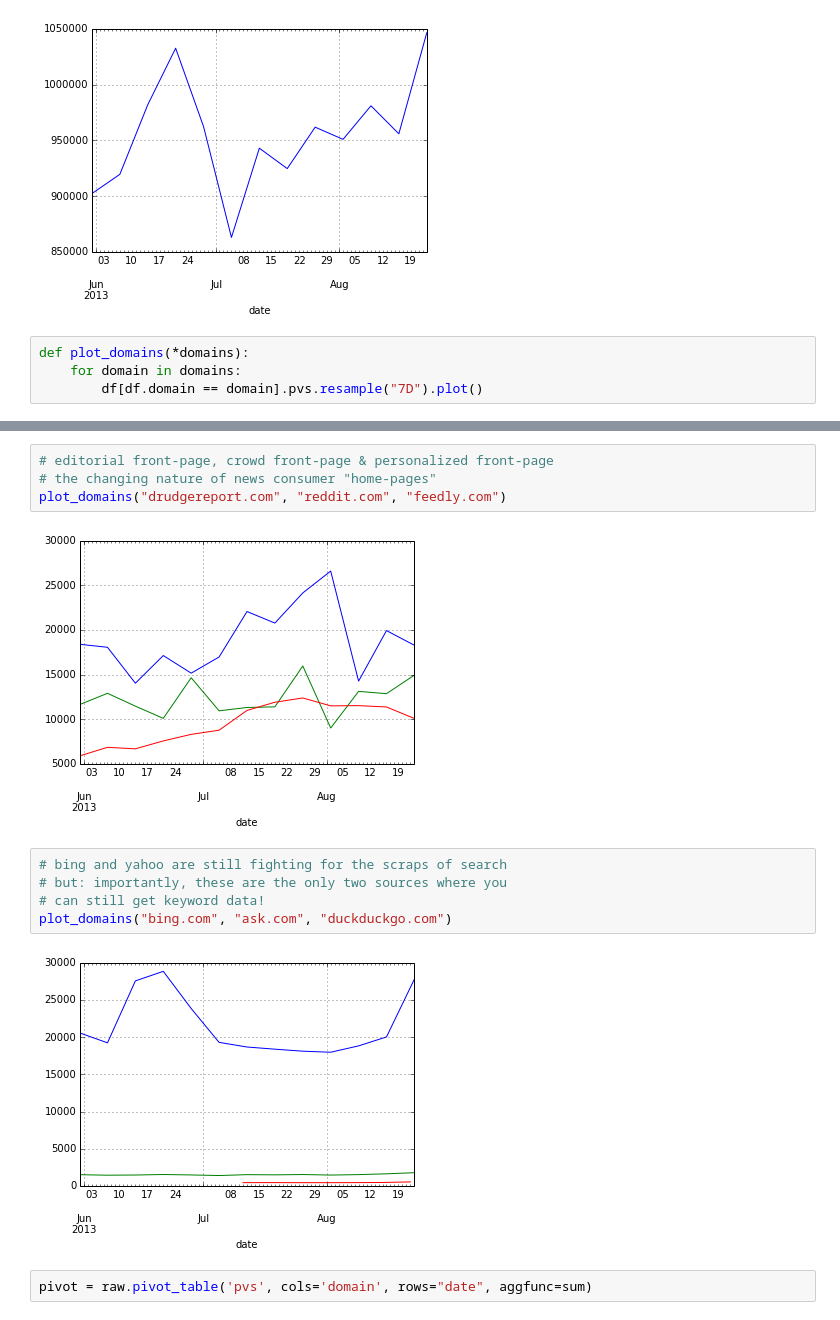
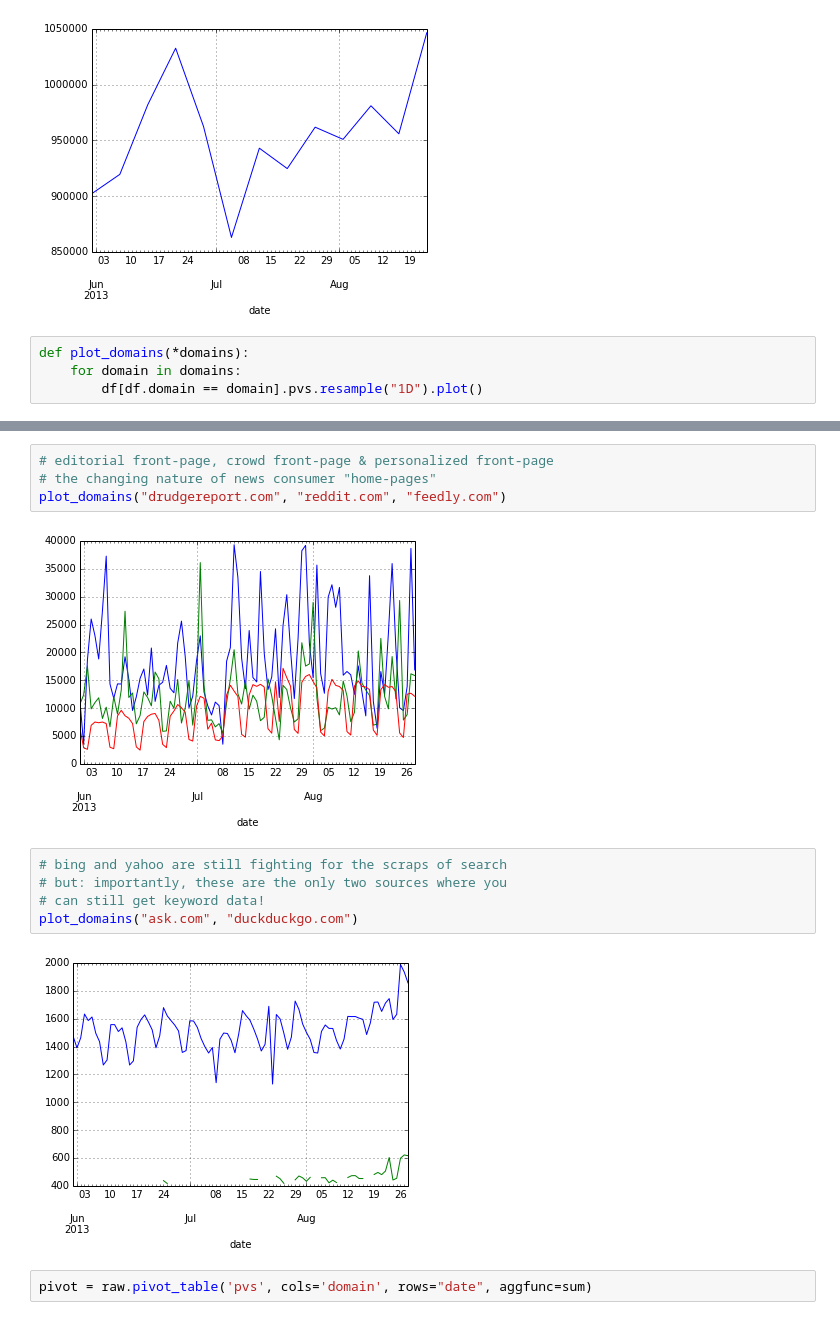
Before and after one commit to amontalenti/dataviz-elements, a Jupyter notebook: pyrepl/authority report time series.ipynb, the cells around one changed output, grey strips where cells are left out. Drawn from its saved outputs; the diff is of its cells as text.

```diff
--- a/pyrepl/authority-aug2013.ipynb
+++ b/pyrepl/authority report time series.ipynb
@@ -71,7 +54,7 @@ df[df.domain == "__alldomains__"].pvs.resample("7D").plot()
 # %%
 def plot_domains(*domains):
     for domain in domains:
-        df[df.domain == domain].pvs.resample("7D").plot()
+        df[df.domain == domain].pvs.resample("1D").plot()
 # %%
 # in last 30 months, facebook is growing as
 # a source to news sites;
@@ -90,14 +73,14 @@ plot_domains("google.com", "facebook.com")
 # the changing nature of news consumer "home-pages"
 plot_domains("drudgereport.com", "reddit.com", "feedly.com")
 # %% [output]
-[figure, old version]
+[figure, new version]
 # %%
 # bing and yahoo are still fighting for the scraps of search
 # but: importantly, these are the only two sources where you
 # can still get keyword data!
-plot_domains("bing.com", "ask.com", "duckduckgo.com")
+plot_domains("ask.com", "duckduckgo.com")
 # %% [output]
-[figure, old version]
+[figure, new version]
 # %%
 pivot = raw.pivot_table('pvs', cols='domain', rows="date", aggfunc=sum)
 # %%
```
Also changed, not shown: parts of 5 cells of this notebook, 11 other files.
